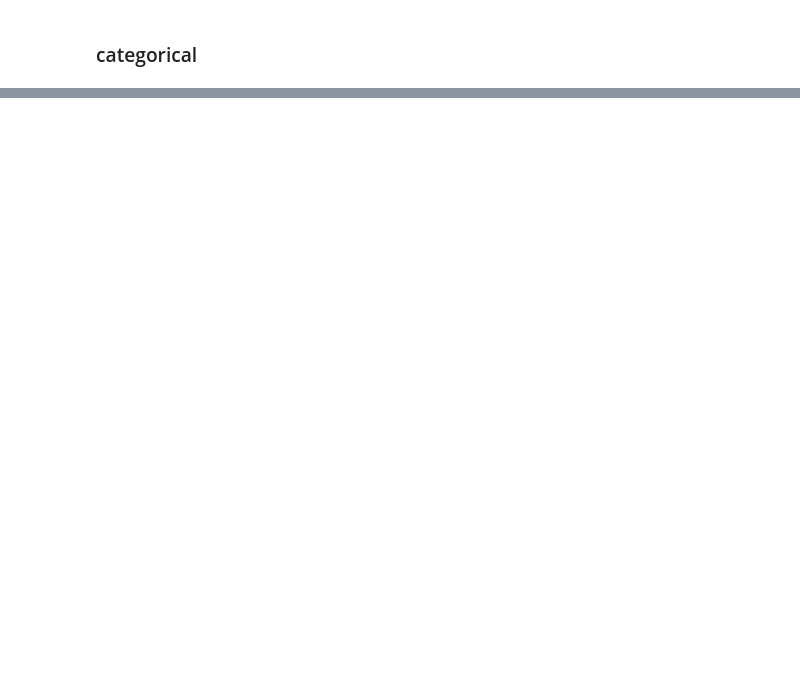
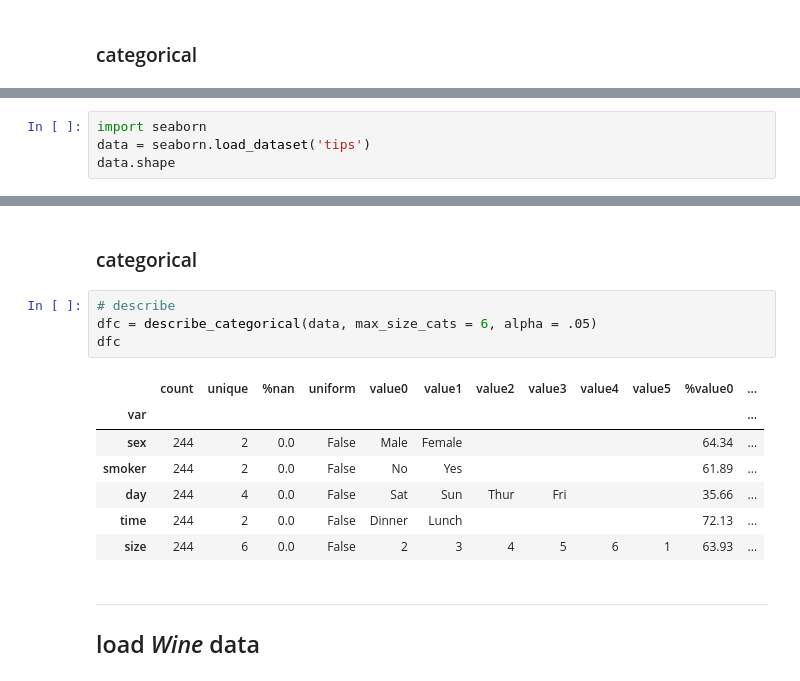
Before and after one commit to jmquintana79/utilsDS, a Jupyter notebook: notebooks/analysis/EDA/EDA-describe/notebook-EDA_describe.ipynb, the cells around one changed output, grey strips where cells are left out. Drawn from its saved outputs; the diff is of its cells as text; blank space fills up the shorter version.

```diff
--- a/notebooks/analysis/EDA/EDA-describe/notebook-EDA_describe.ipynb
+++ b/notebooks/analysis/EDA/EDA-describe/notebook-EDA_describe.ipynb
@@ -77,0 +95,4 @@ dfc
+# %%
+import seaborn
+data = seaborn.load_dataset('tips')
+data.shape
@@ -77,0 +113,17 @@ dfc
+# %% [markdown]
+### categorical
+# %%
+# describe
+dfc = describe_categorical(data, max_size_cats = 6, alpha = .05)
+dfc
+# %% [output]
+|  | count | unique | %nan | uniform | value0 | value1 | value2 | value3 | value4 | value5 | %value0 | ... |
+| var |  |  |  |  |  |  |  |  |  |  |  | ... |
+| sex | 244 | 2 | 0.0 | False | Male | Female |  |  |  |  | 64.34 | ... |
+| smoker | 244 | 2 | 0.0 | False | No | Yes |  |  |  |  | 61.89 | ... |
+| day | 244 | 4 | 0.0 | False | Sat | Sun | Thur | Fri |  |  | 35.66 | ... |
+| time | 244 | 2 | 0.0 | False | Dinner | Lunch |  |  |  |  | 72.13 | ... |
+| size | 244 | 6 | 0.0 | False | 2 | 3 | 4 | 5 | 6 | 1 | 63.93 | ... |
+# %% [markdown]
+---
+## load *Wine* data
```
Also changed, not shown: parts of 24 cells of this notebook, 1 other file.
